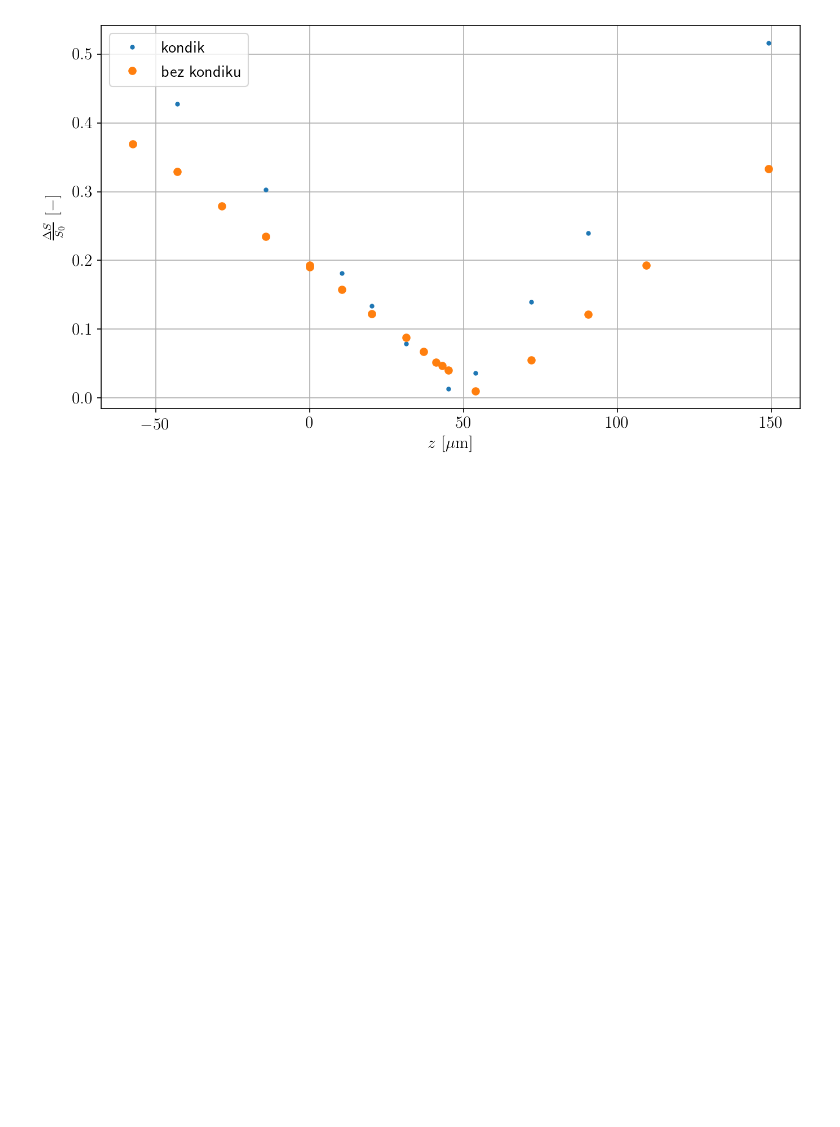
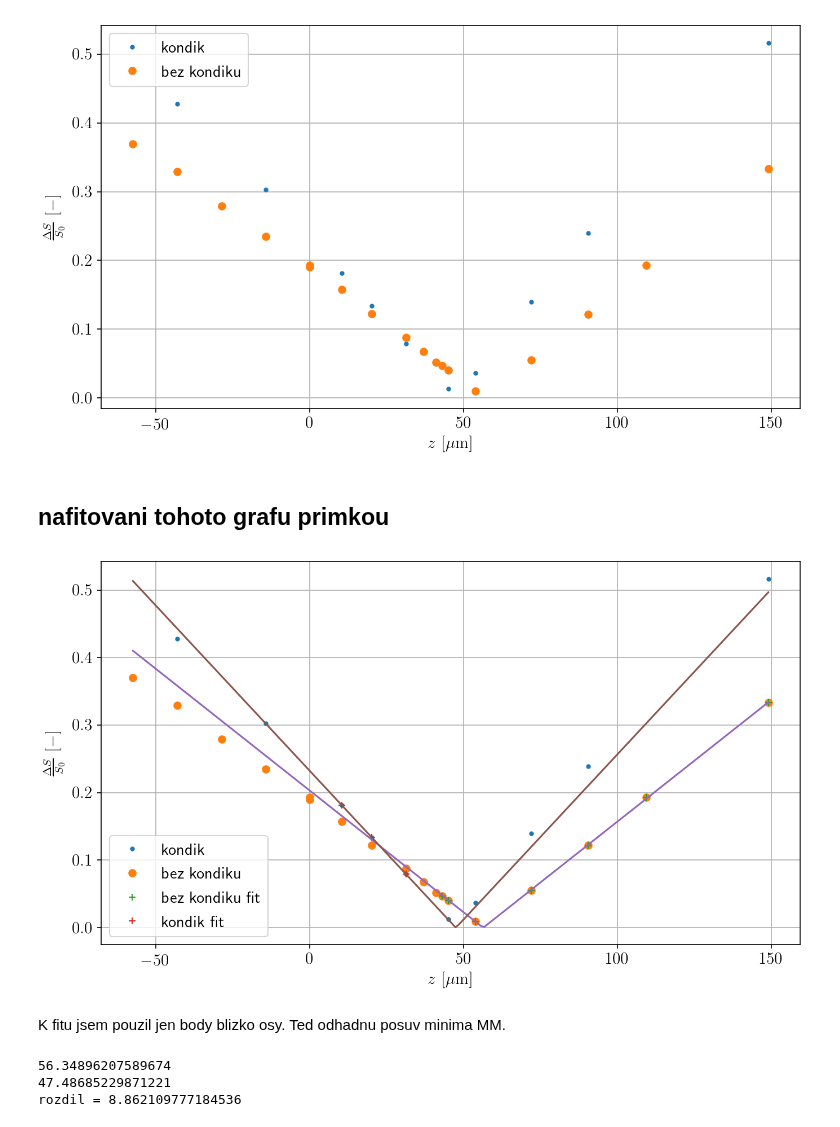
Before and after one commit to dvadlejch/Julia_vypocty_diplomka, a Jupyter notebook: micromotion_measurements/axial_EMM_analyza.ipynb, the cells around one changed output. Drawn from its saved outputs; the diff is of its cells as text; code cells hidden in the pictures; blank space fills up the shorter version.

```diff
--- a/micromotion_measurements/axial_EMM_analyza.ipynb
+++ b/micromotion_measurements/axial_EMM_analyza.ipynb
@@ -368,3 +368,56 @@ plt.grid()
 #            bbox_inches="tight")
 # %% [output]
 [figure]
+# %% [markdown]
+## nafitovani tohoto grafu primkou
+# %%
+# fce vracejici residua
+
+def MM_resid(x, DS_S, z_points):
+    return(DS_S - x[0] - x[1]*z_points)
+
+def MM_line(x, z):
+    return(x[0] + x[1]*z)
+# %%
+# fit
+
+x0 = [0.2, -0.1]
+
+fit = least_squares(MM_resid,x0, args=(DeltaS_S_ratio[7:14], z_bezcond[7:14]) , ftol=1e-10, xtol=1e-10)
+linfit_bezcond = fit.x
+
+fit = least_squares(MM_resid, x0, args=(DeltaS_S_ratio_cond[7:10], z_cond[7:10]), ftol=1e-10, xtol=1e-10)
+linfit_cond = fit.x
+# %%
+# plot fitu
+z_fit = np.linspace(z_bezcond.min(), z_bezcond.max(), 200)
+DS_S_bezcond_fit = MM_line(linfit_bezcond, z_fit)
+DS_S_cond_fit = MM_line(linfit_cond, z_fit)
+
+plt.figure(figsize=(sizex/my_dpi, sizey/my_dpi), dpi=my_dpi)
+plt.plot(z_cond*1e6, np.abs( DeltaS_S_ratio_cond ), '.', label="kondik")
+plt.plot(z_bezcond*1e6, np.abs(DeltaS_S_ratio), 'o', label="bez kondiku")
+plt.plot(z_bezcond[7:14]*1e6, np.abs(DeltaS_S_ratio[7:14]), '+', label="bez kondiku fit")
+plt.plot(z_cond[7:10]*1e6, np.abs(DeltaS_S_ratio_cond[7:10]), '+', label="kondik fit")
+plt.plot(z_fit*1e6, np.abs(DS_S_bezcond_fit))
+plt.plot(z_fit*1e6, np.abs(DS_S_cond_fit))
+plt.xlabel(r"$ z \, \, \rm [\mu m]$")
+plt.ylabel(r"$ \frac{\Delta S}{S_0} \, \, \rm [-]$")
+
+plt.legend()
+plt.grid()
+# %% [output]
+[figure, added]
+# %% [markdown]
+K fitu jsem pouzil jen body blizko osy. Ted odhadnu posuv minima MM.
+# %%
+z_min_bezcond = - linfit_bezcond[0]/linfit_bezcond[1]
+z_min_cond = - linfit_cond[0]/linfit_cond[1]
+
+print(z_min_bezcond*1e6)
+print(z_min_cond*1e6)
+print("rozdil =", z_min_bezcond*1e6-z_min_cond*1e6)
+# %% [output]
+56.34896207589674
+47.48685229871221
+rozdil = 8.862109777184536
```
Also changed, not shown: parts of 5 cells of this notebook, 6 other files.
